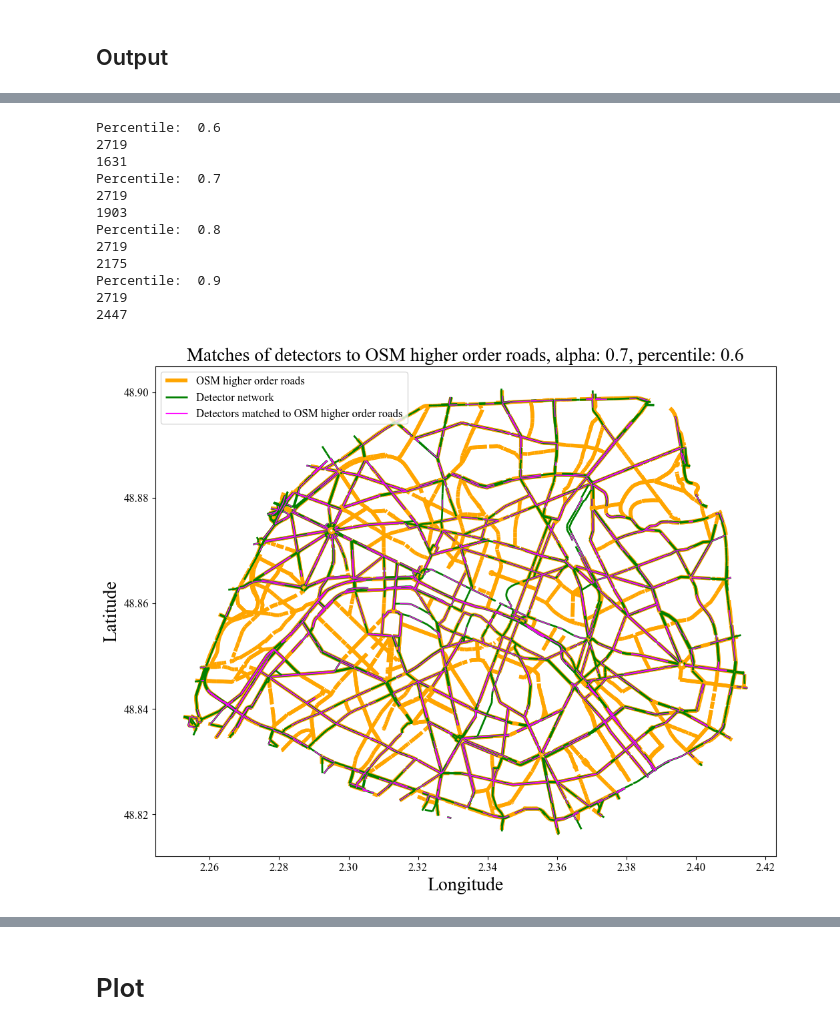
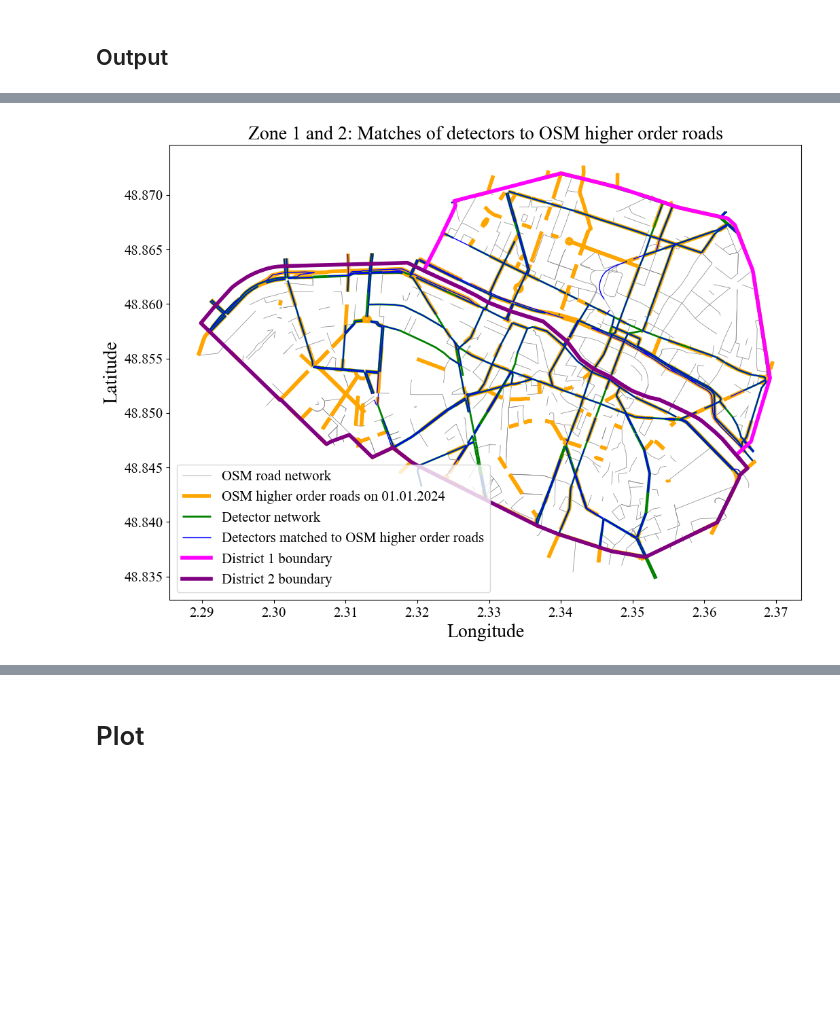
Before and after one commit to enatterer/Effects-of-Paris-Cycling-Policies-on-vehicular-flow, a Jupyter notebook: src/main/network_matching/optimize_osm_matching.ipynb, the cells around one changed output, grey strips where cells are left out. Drawn from its saved outputs; the diff is of its cells as text; code cells hidden in the pictures; blank space fills up the shorter version.

Commit message:
improved osm_matching algorithm and added option to consider everything with  Bvd Peripherique

```diff
--- a/src/main/network_matching/optimize_osm_matching.ipynb
+++ b/src/main/network_matching/optimize_osm_matching.ipynb
@@ -98,7 +100,7 @@ This notebook matches the links of the Paris counting network with the links of
 ## Load networks
 # %%
 # perform it for years 2013 - 2024. For some reason, one cannot retrieve detector data from OSM from before 2013.
-year = 2024
+year = 2013
 
 output_path = "output/detectors_matched_2_osm_01_" + str(year)
 # %%
@@ -276,0 +325,2 @@ df_matched_with_lanes_approximated = approximate_number_of_lanes(df_matching)
+# %%
+districts = gpd.read_file(data_path + 'districts_paris.geojson')
@@ -277,40 +356,43 @@ df_matched_with_lanes_approximated = approximate_number_of_lanes(df_matching)
+# %%
+zone1 = districts[(districts['c_ar'] == 1) | (districts['c_ar'] == 2) | (districts['c_ar'] == 3) | (districts['c_ar'] == 4)]
+zone2 = districts[(districts['c_ar'] == 5) | (districts['c_ar'] == 6) | (districts['c_ar'] == 7)]
+zone_1_boundary = zone1.geometry.unary_union
+zone_2_boundary = zone2.geometry.unary_union
+
+gdf_matched_intersect_zone_1_boundary = gdf_matched[gdf_matched.intersects(zone_1_boundary)]
+df_osm_hor_intersect_zone_1_boundary = df_osm_hor[df_osm_hor.intersects(zone_1_boundary)]
+df_detectors_intersect_zone_1_boundary = df_detectors_2023[df_detectors_2023.intersects(zone_1_boundary)]
+
+gdf_matched_intersect_zone_2_boundary = gdf_matched[gdf_matched.intersects(zone_2_boundary)]
+df_osm_hor_intersect_zone_2_boundary = df_osm_hor[df_osm_hor.intersects(zone_2_boundary)]
+df_detectors_intersect_zone_2_boundary = df_detectors_2023[df_detectors_2023.intersects(zone_2_boundary)]
+df_osm_intersect_zone_1_boundary = df_osm[df_osm.intersects(zone_1_boundary)]
+df_osm_intersect_zone_2_boundary = df_osm[df_osm.intersects(zone_2_boundary)]
 # %%
-for p in [0.6, 0.7, 0.8, 0.9]:
-    print("Percentile: ", p)
-    percentile = df_matched_with_lanes_approximated['score'].quantile(p)
+fig, ax = plt.subplots(figsize=(12, 10))
+df_osm_intersect_zone_1_boundary.plot(ax=ax, linewidth = 0.5, color = "grey", label = "OSM road network")
+df_osm_hor_intersect_zone_1_boundary.plot(ax=ax, color = 'orange', linewidth = 4, label = "OSM higher order roads on 01.01.2024")
+df_detectors_intersect_zone_1_boundary.plot(ax=ax, linewidth=2, color = "green", label = "Detector network")
+gdf_matched_intersect_zone_1_boundary.plot(ax=ax, color = 'blue', linewidth=1, label = "Detectors matched to OSM higher order roads")
 
-    # filter out the matches with the highest score
-    df_matching_best = df_matched_with_lanes_approximated[df_matched_with_lanes_approximated['score'] < percentile]
+df_osm_intersect_zone_2_boundary.plot(ax=ax, linewidth = 0.5, color = "grey")
+df_osm_hor_intersect_zone_2_boundary.plot(ax=ax, color = 'orange', linewidth = 4)
+df_detectors_intersect_zone_2_boundary.plot(ax=ax, linewidth=2, color = "green")
+gdf_matched_intersect_zone_2_boundary.plot(ax=ax, color = 'blue', linewidth=1)
 
-    print(len(df_matched_with_lanes_approximated))
-    print(len(df_matching_best))
-    gdf_matched = gpd.GeoDataFrame(df_matching_best, geometry='geometry_detector')
+exterior_x, exterior_y = zone_1_boundary.exterior.xy
+plt.plot(exterior_x, exterior_y, color = 'magenta', linewidth = 4, label = "District 1 boundary")
 
-    fig, ax = plt.subplots(figsize=(12, 10))
-    df_osm_hor.plot(ax=ax, color = 'orange', linewidth = 4, label = "OSM higher order roads")
-    df_detectors.plot(ax=ax, linewidth=2, color = "green", label = "Detector network")
-    gdf_matched.plot(ax=ax, color = 'magenta', linewidth=1, label = "Detectors matched to OSM higher order roads")
+exterior_x_zone_2, exterior_y_zone_2 = zone_2_boundary.exterior.xy
+plt.plot(exterior_x_zone_2, exterior_y_zone_2, color = 'purple', linewidth = 4, label = "District 2 boundary")
 
-    plt.xlabel("Longitude", font = font, fontsize = fontsize)
-    plt.ylabel("Latitude", font = font, fontsize = fontsize)
-    plt.title("Matches of detectors to OSM higher order roads," + " alpha: " + str(alpha) + ", percentile: " + str(p), font = font, fontsize = fontsize)
-    plt.xticks(font = font, fontsize = 12)
-    plt.yticks(font = font, fontsize = 12)
-
-    font_legend = font_manager.FontProperties(family=font, style='normal', size=12)
-    plt.legend(loc='upper left', prop = font_legend)
-    # plt.savefig("results/matched_alpha_" + str(alpha) +  "_p_" + str(p) + ".pdf", dpi=1000, bbox_inches='tight')
+plt.xlabel("Longitude", font = font, fontsize = fontsize)
+plt.ylabel("Latitude", font = font, fontsize = fontsize)
+plt.title("Zone 1 and 2: Matches of detectors to OSM higher order roads", font = font, fontsize = fontsize)
+plt.xticks(font = font, fontsize = 15)
+plt.yticks(font = font, fontsize = 15)
+font_legend = font_manager.FontProperties(family=font, style='normal', size=15)
+plt.legend(loc='lower left', prop = font_legend)
+plt.savefig("results/zone_1_matched.pdf", dpi=1000, bbox_inches='tight')
 # %% [output]
-Percentile:  0.6
-2719
-1631
-Percentile:  0.7
-2719
-1903
-Percentile:  0.8
-2719
-2175
-Percentile:  0.9
-2719
-2447
-[figure, old version]
+[figure, new version]
```
Also changed, not shown: parts of 20 cells of this notebook.
